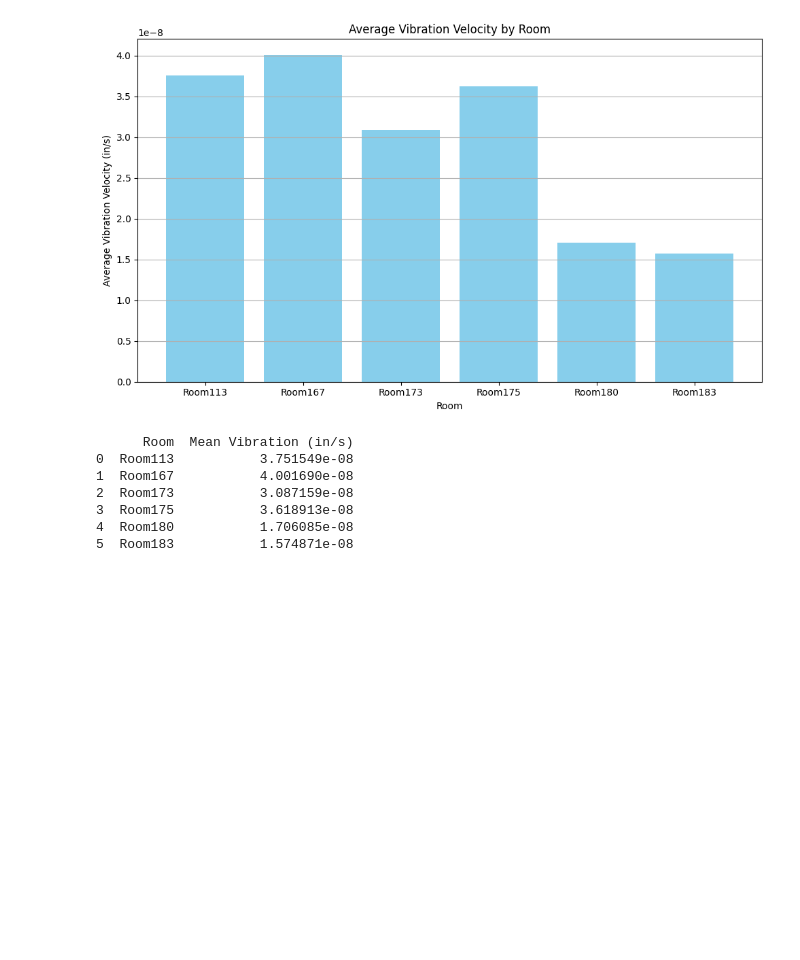
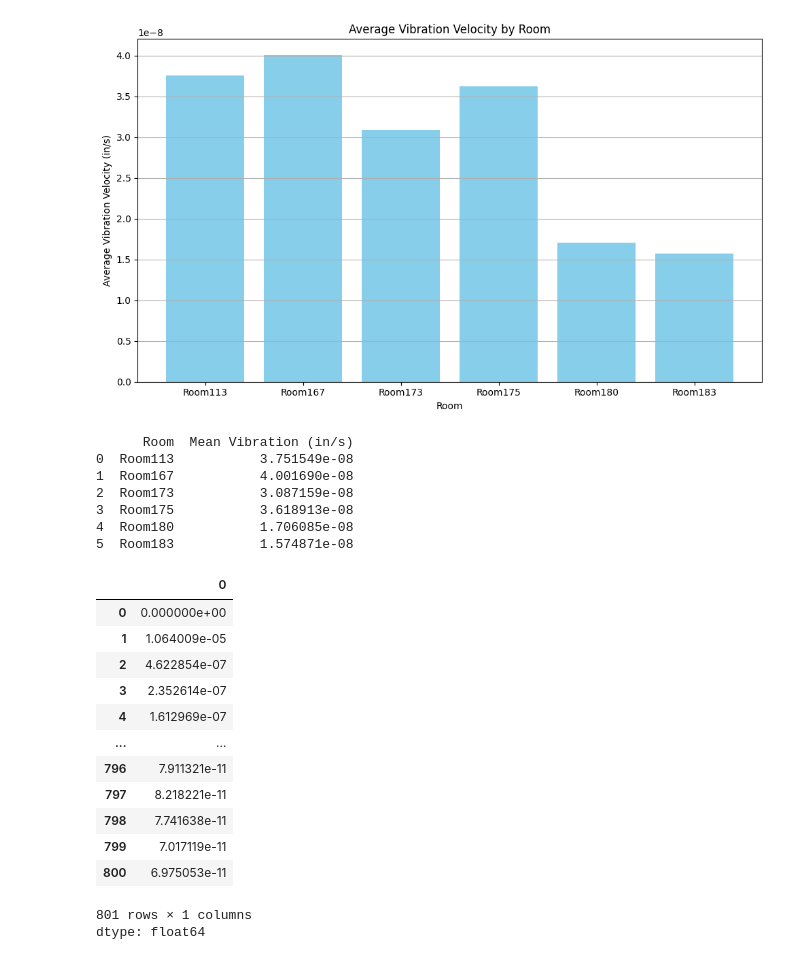
Before and after one commit to VikrantVDeo/Vibration-Analysis, a Jupyter notebook: Room_Vibration_Comparison.ipynb, the cells around one changed output. Drawn from its saved outputs; the diff is of its cells as text; code cells hidden in the pictures; blank space fills up the shorter version.

```diff
--- a/Room_Vibration_Comparison.ipynb
+++ b/Room_Vibration_Comparison.ipynb
@@ -56,0 +71,17 @@ print(mean_df)
+# %%
+avg_vib
+# %% [output]
+|  | 0 |
+| 0 | 0.000000e+00 |
+| 1 | 1.064009e-05 |
+| 2 | 4.622854e-07 |
+| 3 | 2.352614e-07 |
+| 4 | 1.612969e-07 |
+| ... | ... |
+| 796 | 7.911321e-11 |
+| 797 | 8.218221e-11 |
+| 798 | 7.741638e-11 |
+| 799 | 7.017119e-11 |
+| 800 | 6.975053e-11 |
+801 rows × 1 columns
+dtype: float64
```
Also changed, not shown: parts of 3 cells of this notebook.
